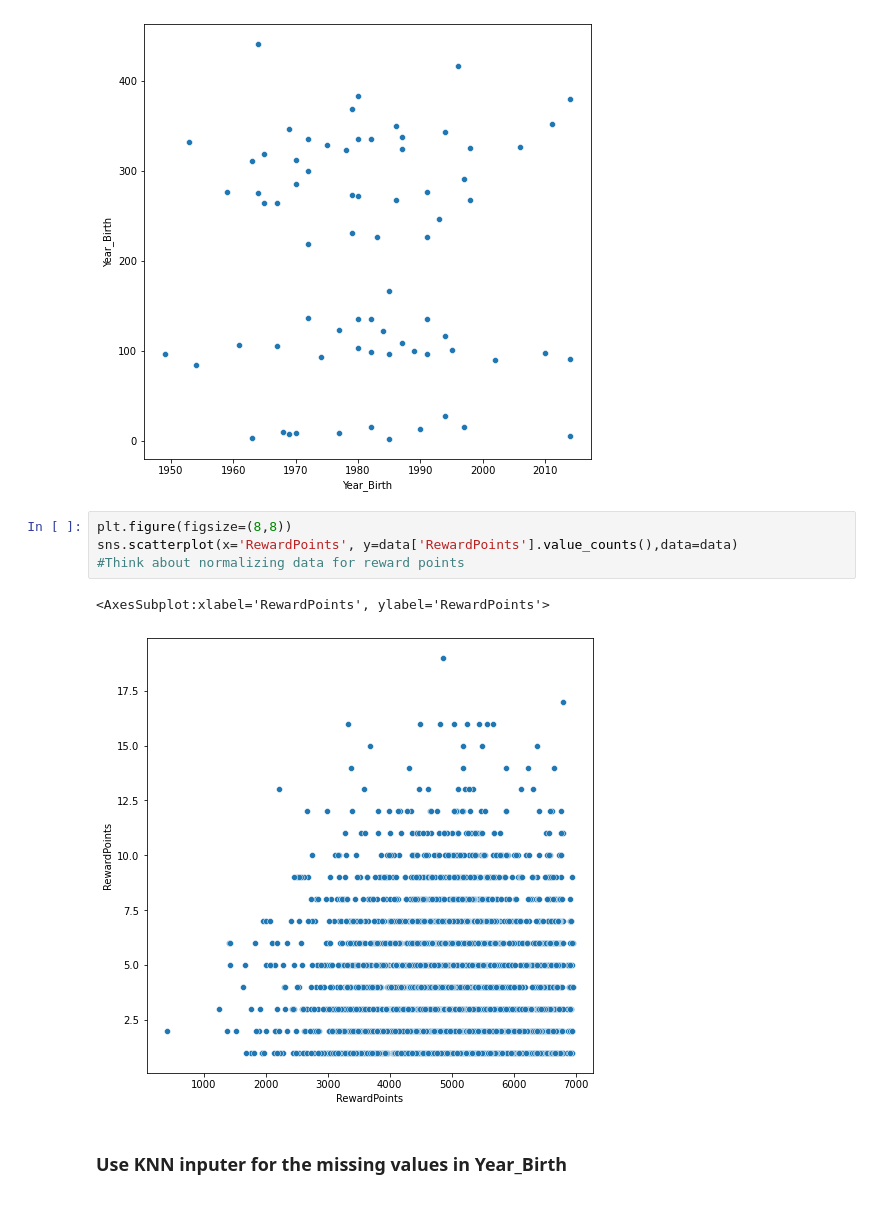
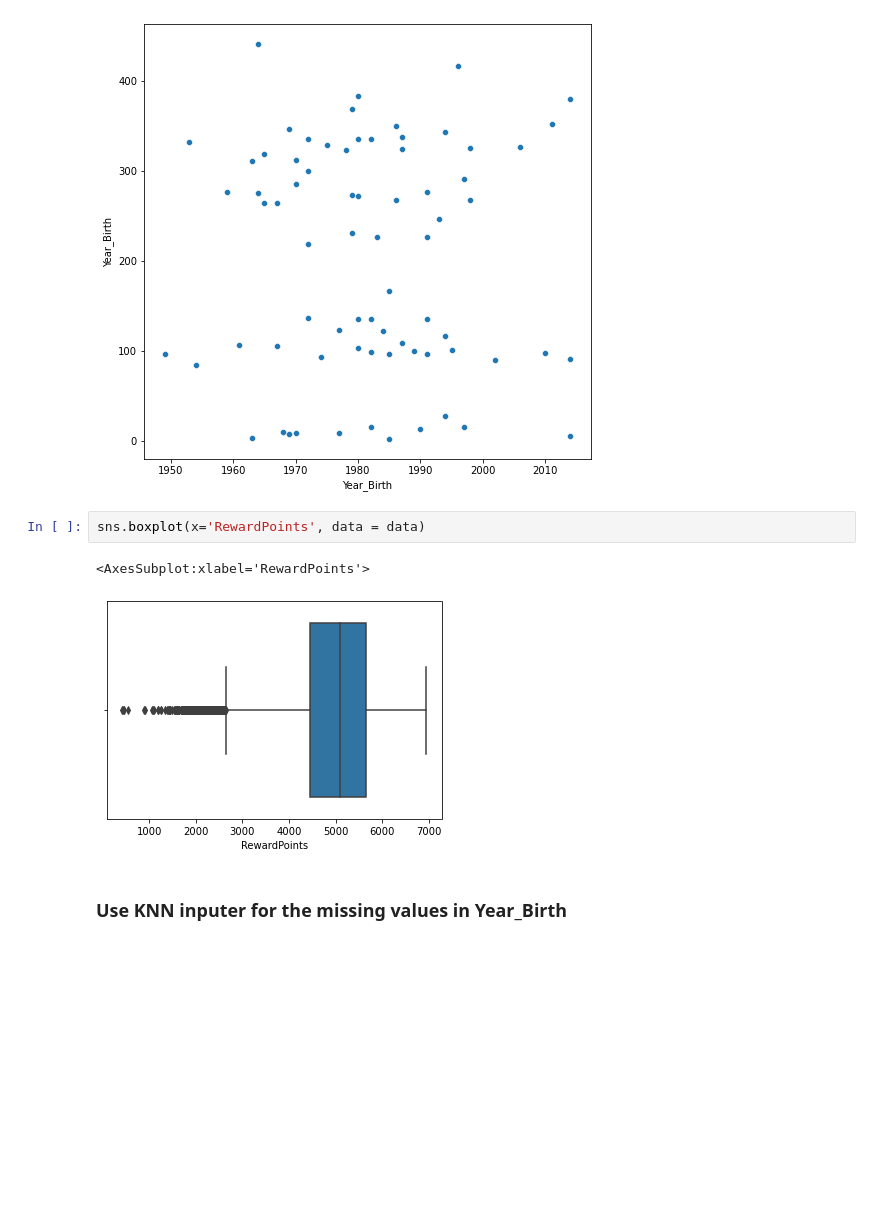
Before and after one commit to Leon209/Project_1-Supervised-Model, a Jupyter notebook: Project 1.ipynb, the cells around one changed output. Cells and saved outputs as stored; diff of their text form; blank space fills up the shorter version.

```diff
--- a/Project 1.ipynb
+++ b/Project 1.ipynb
@@ -107,13 +107,11 @@ sns.scatterplot(x='Year_Birth', y=data['Year_Birth'].value_counts(),data=data)
 # %% [output]
 <AxesSubplot:xlabel='Year_Birth', ylabel='Year_Birth'>
 [figure]
-# %%
-plt.figure(figsize=(8,8))
-sns.scatterplot(x='RewardPoints', y=data['RewardPoints'].value_counts(),data=data)
-#Think about normalizing data for reward points
-# %% [output]
-<AxesSubplot:xlabel='RewardPoints', ylabel='RewardPoints'>
-[figure, removed]
+# %%
+sns.boxplot(x='RewardPoints', data = data)
+# %% [output]
+<AxesSubplot:xlabel='RewardPoints'>
+[figure, added]
 # %% [markdown]
 <h3>Use KNN inputer for the missing values in Year_Birth <h3>
 # %%
```
